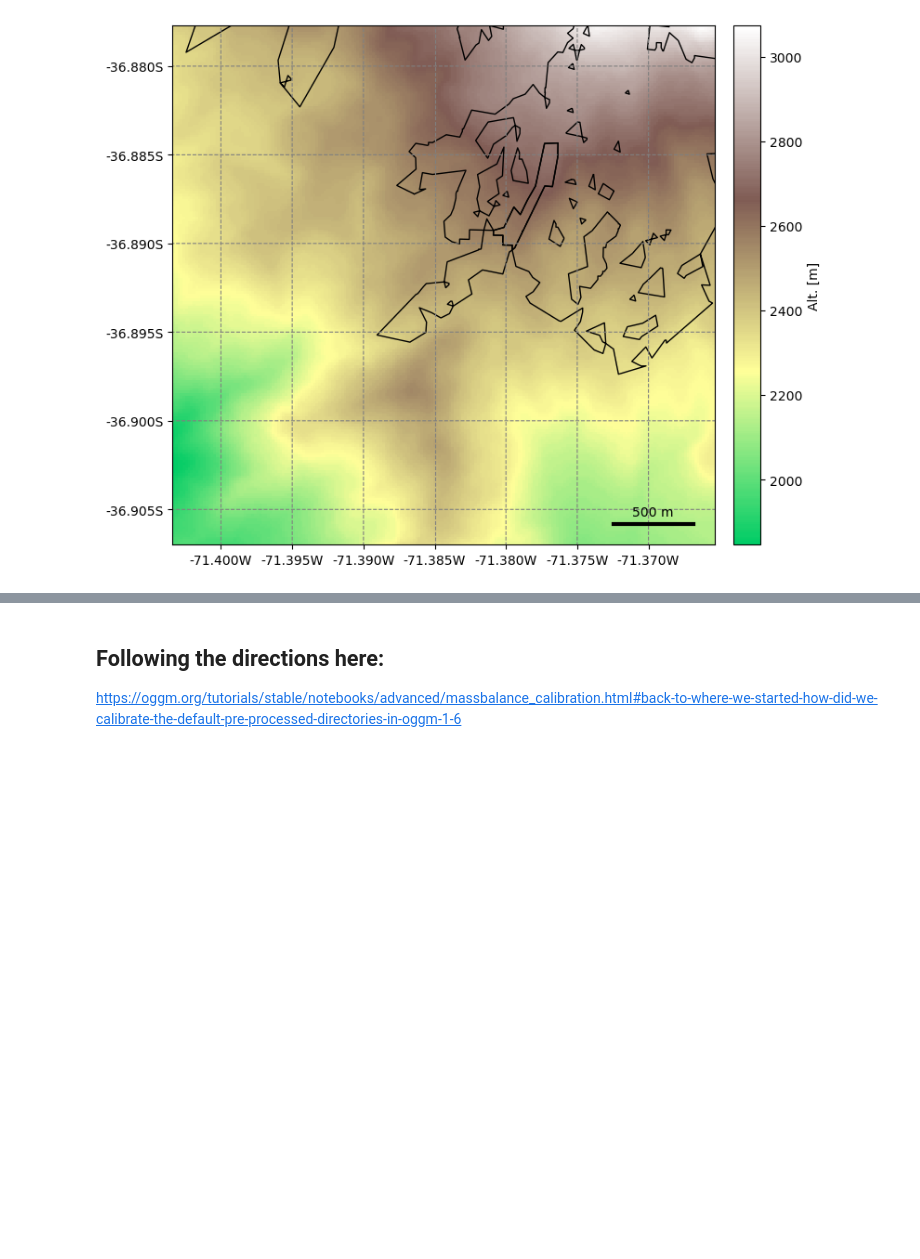
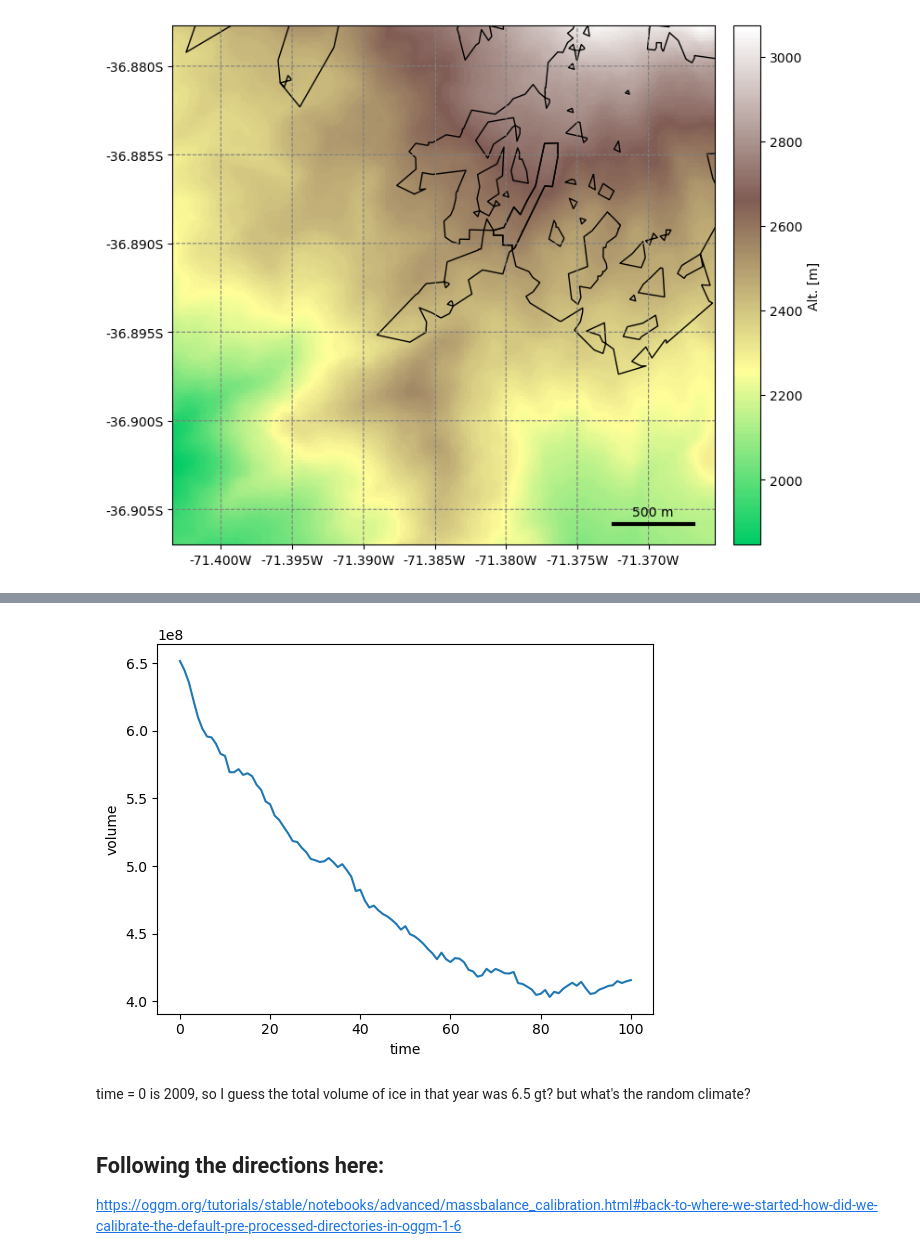
Before and after one commit to millie-spencer/oggm, a Jupyter notebook: compiled_nevados.ipynb, the cells around one changed output, grey strips where cells are left out. Drawn from its saved outputs; the diff is of its cells as text; code cells hidden in the pictures; blank space fills up the shorter version.

```diff
--- a/compiled_nevados.ipynb
+++ b/compiled_nevados.ipynb
@@ -80,0 +92,5 @@ graphics.plot_domain(gdirs, figsize=(8, 8))
+# %%
+# Use the RGI files to start an OGGM run
+workflow.execute_entity_task(tasks.run_random_climate, gdirs, nyears=100,
+                             y0=2009, halfsize=10, output_filesuffix='_2000')
+ds2000 = utils.compile_run_output(gdirs, input_filesuffix='_2000')
@@ -81,3 +101,10 @@ graphics.plot_domain(gdirs, figsize=(8, 8))
+# %%
+ds2000.sum(dim='rgi_id').volume.plot();
+# %% [output]
+[figure, added]
+# %% [markdown]
+time = 0 is 2009, so I guess the total volume of ice in that year was 6.5 gt?
+but what's the random climate?
 # %% [markdown]
 ## Following the directions here:
  https://oggm.org/tutorials/stable/notebooks/advanced/massbalance_calibration.html#back-to-where-we-started-how-did-we-calibrate-the-default-pre-processed-directories-in-oggm-1-6
```
Also changed, not shown: parts of 55 cells of this notebook, 1 other file.
